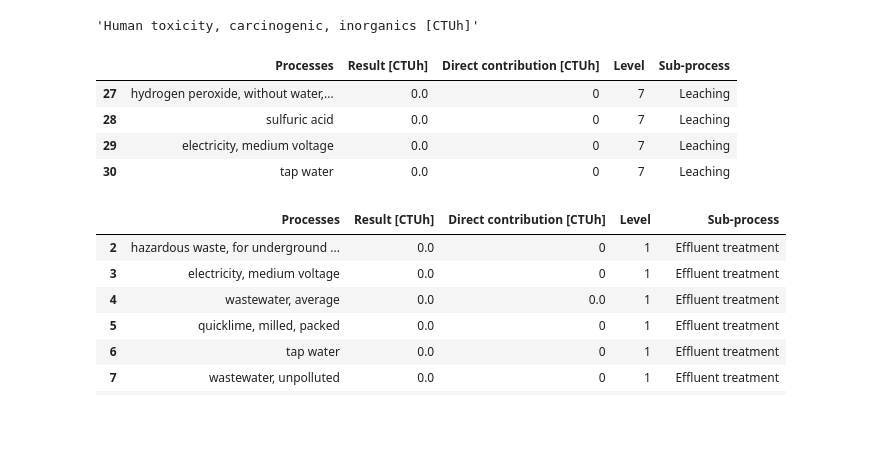
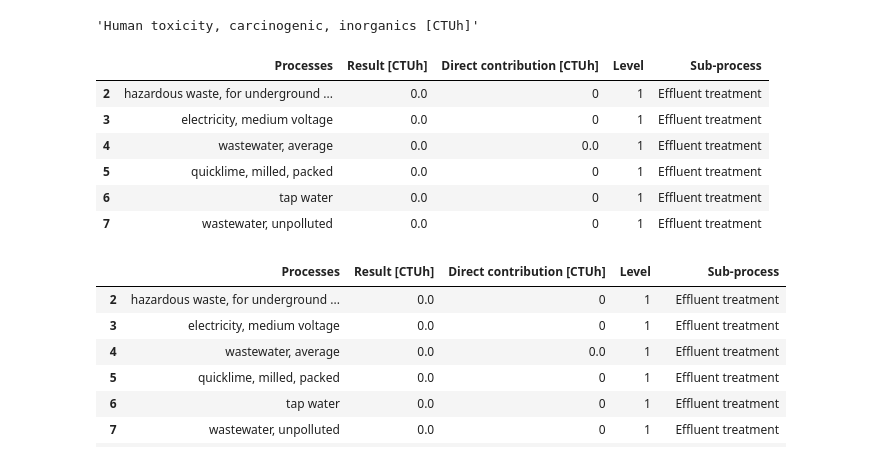
Before and after one commit to laphei/openlca-contributor, a Jupyter notebook: contributor.ipynb, the cells around one changed output. Saved outputs shown, nothing was run; the diff lists cells and outputs as text; code cells hidden in the pictures; blank space fills up the shorter version.

```diff
--- a/contributor.ipynb
+++ b/contributor.ipynb
@@ -115,13 +141,15 @@ category
 # %%
 parsed = parse_process_names(sub_processes)
 # %%
-parsed[6]
+parsed[0]
 # %% [output]
 |  | Processes | Result [CTUh] | Direct contribution [CTUh] | Level | Sub-process |
-| 27 | hydrogen peroxide, without water,... | 0.0 | 0 | 7 | Leaching |
-| 28 | sulfuric acid | 0.0 | 0 | 7 | Leaching |
-| 29 | electricity, medium voltage | 0.0 | 0 | 7 | Leaching |
-| 30 | tap water | 0.0 | 0 | 7 | Leaching |
+| 2 | hazardous waste, for underground ... | 0.0 | 0 | 1 | Effluent treatment |
+| 3 | electricity, medium voltage | 0.0 | 0 | 1 | Effluent treatment |
+| 4 | wastewater, average | 0.0 | 0.0 | 1 | Effluent treatment |
+| 5 | quicklime, milled, packed | 0.0 | 0 | 1 | Effluent treatment |
+| 6 | tap water | 0.0 | 0 | 1 | Effluent treatment |
+| 7 | wastewater, unpolluted | 0.0 | 0 | 1 | Effluent treatment |
 # %%
 combined_df = pd.concat(sub_processes)
 combined_df
```
Also changed, not shown: parts of 10 cells of this notebook.
